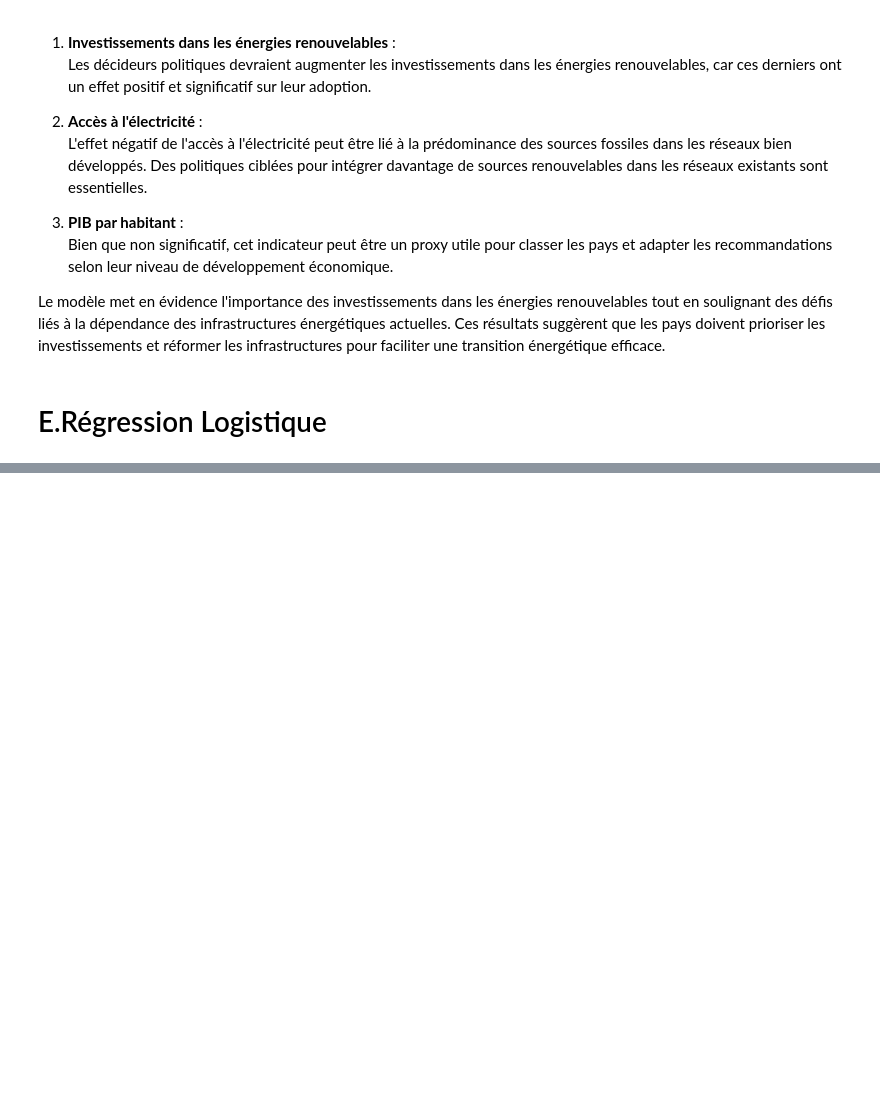
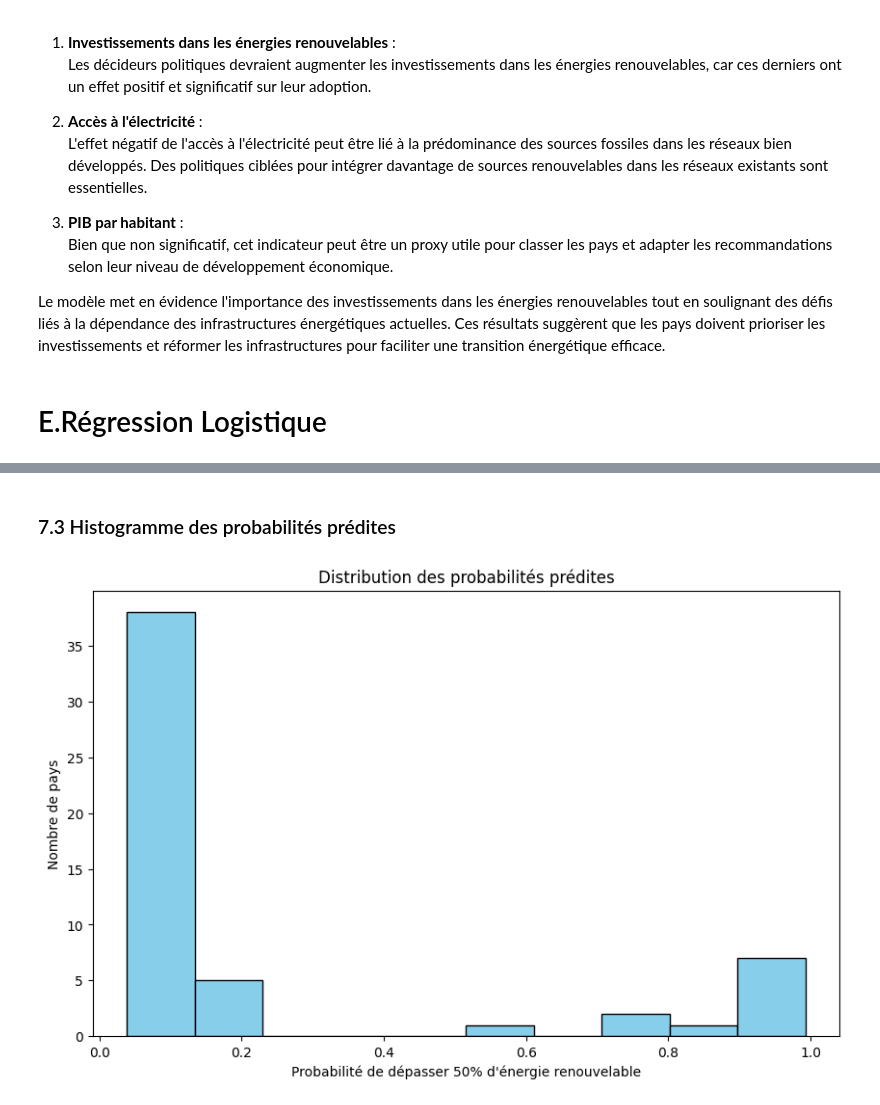
Before and after one commit to Zeina707/DataAnalysis, a Jupyter notebook: Rapport.ipynb, the cells around one changed output, grey strips where cells are left out. Drawn from its saved outputs; the diff is of its cells as text; code cells hidden in the pictures; blank space fills up the shorter version.

```diff
--- a/Rapport.ipynb
+++ b/Rapport.ipynb
@@ -1790,0 +1937,12 @@ Le modèle met en évidence l'importance des investissements dans les énergies
+# %% [markdown]
+### 7.3 Histogramme des probabilités prédites
+# %%
+# Visualiser la distribution des probabilités prédites
+plt.figure(figsize=(10, 6))
+plt.hist(y_prob, bins=10, color='skyblue', edgecolor='black')
+plt.title('Distribution des probabilités prédites')
+plt.xlabel('Probabilité de dépasser 50% d\'énergie renouvelable')
+plt.ylabel('Nombre de pays')
+plt.show()
+# %% [output]
+[figure, added]
```
Also changed, not shown: parts of 58 cells of this notebook.
